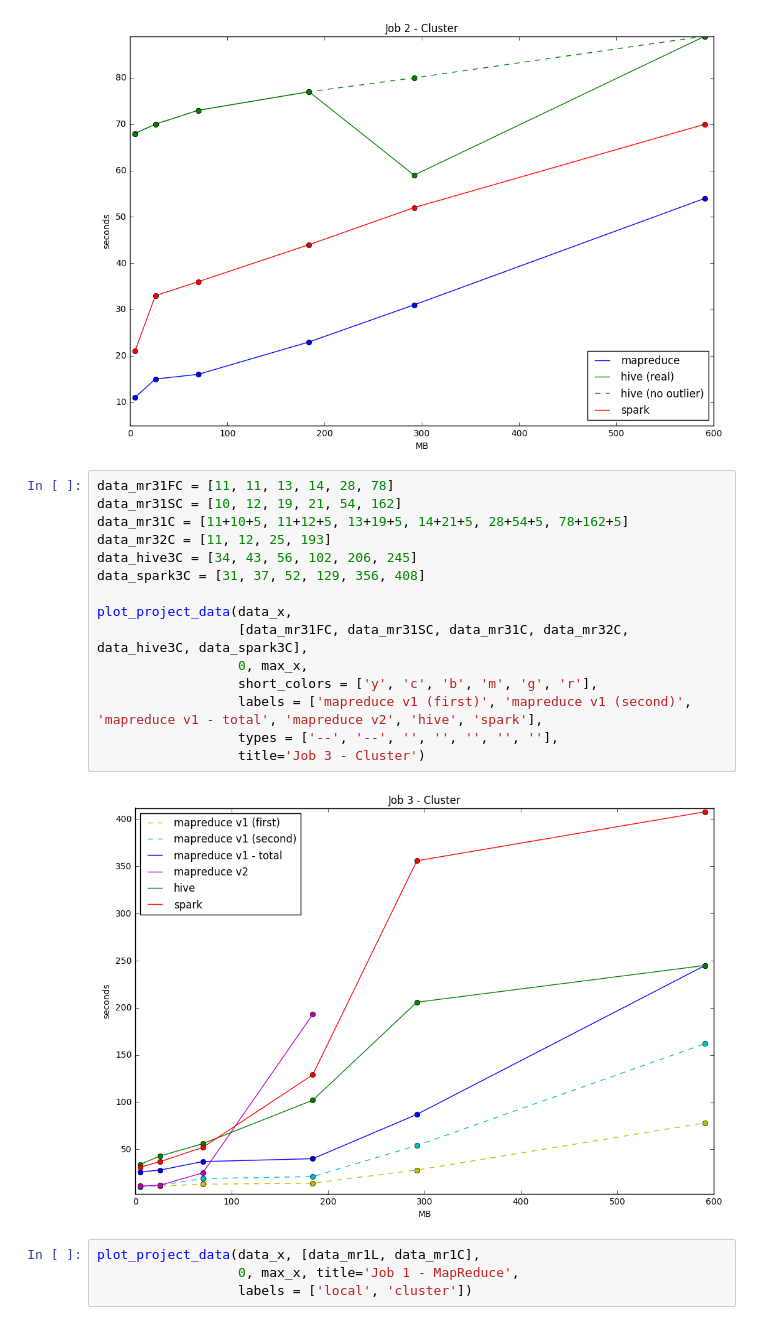
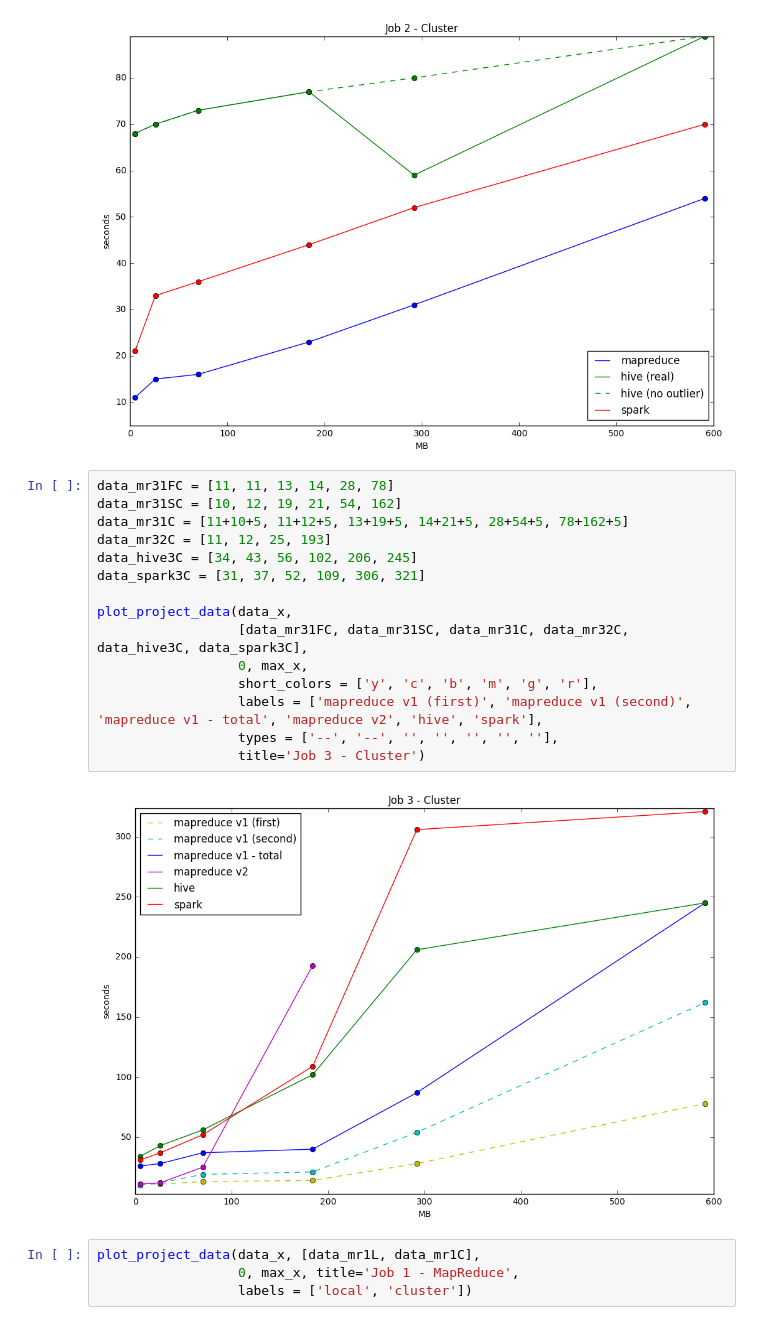
Before and after one commit to BigData-MielPops/Project1, a Jupyter notebook: plots.ipynb, the cells around one changed output. Saved outputs shown, nothing was run; the diff lists cells and outputs as text.

```diff
--- a/plots.ipynb
+++ b/plots.ipynb
@@ -88,20 +88,20 @@ plot_project_data(data_x, [data_mr2C, data_hive2C, data_hive2C_no, data_spark2C]
 # %%
 data_mr31FC = [11, 11, 13, 14, 28, 78]
 data_mr31SC = [10, 12, 19, 21, 54, 162]
 data_mr31C = [11+10+5, 11+12+5, 13+19+5, 14+21+5, 28+54+5, 78+162+5]
 data_mr32C = [11, 12, 25, 193]
 data_hive3C = [34, 43, 56, 102, 206, 245]
-data_spark3C = [31, 37, 52, 129, 356, 408]
+data_spark3C = [31, 37, 52, 109, 306, 321]
 
 plot_project_data(data_x,
                   [data_mr31FC, data_mr31SC, data_mr31C, data_mr32C, data_hive3C, data_spark3C],
                   0, max_x,
                   short_colors = ['y', 'c', 'b', 'm', 'g', 'r'],
                   labels = ['mapreduce v1 (first)', 'mapreduce v1 (second)', 'mapreduce v1 - total', 'mapreduce v2', 'hive', 'spark'],
                   types = ['--', '--', '', '', '', '', ''],
                   title='Job 3 - Cluster')
 # %% [output]
-[figure, old version]
+[figure, new version]
 # %%
 plot_project_data(data_x, [data_mr1L, data_mr1C],
                   0, max_x, title='Job 1 - MapReduce',
```
Also changed, not shown: parts of 1 cell of this notebook, 10 other files.
